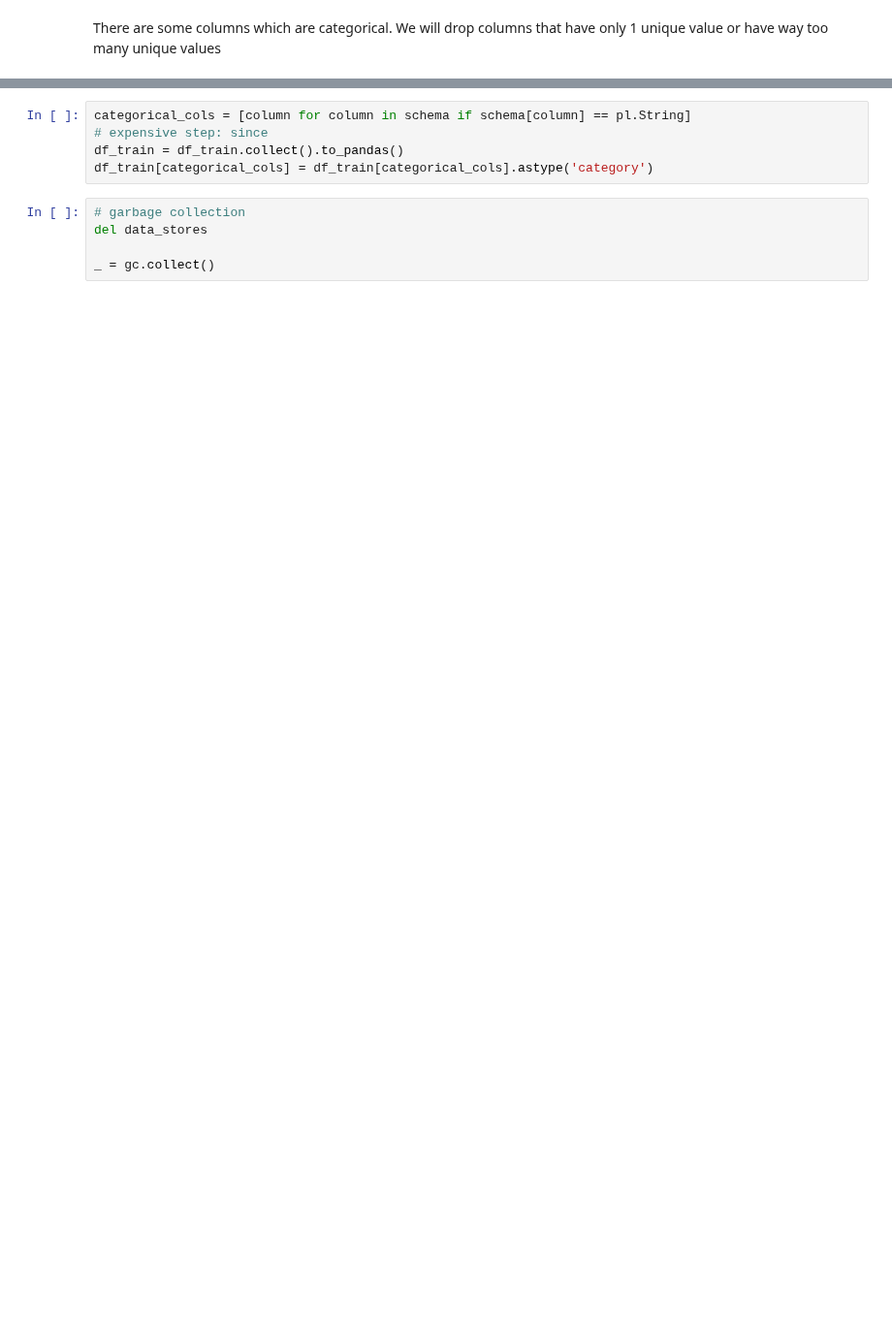
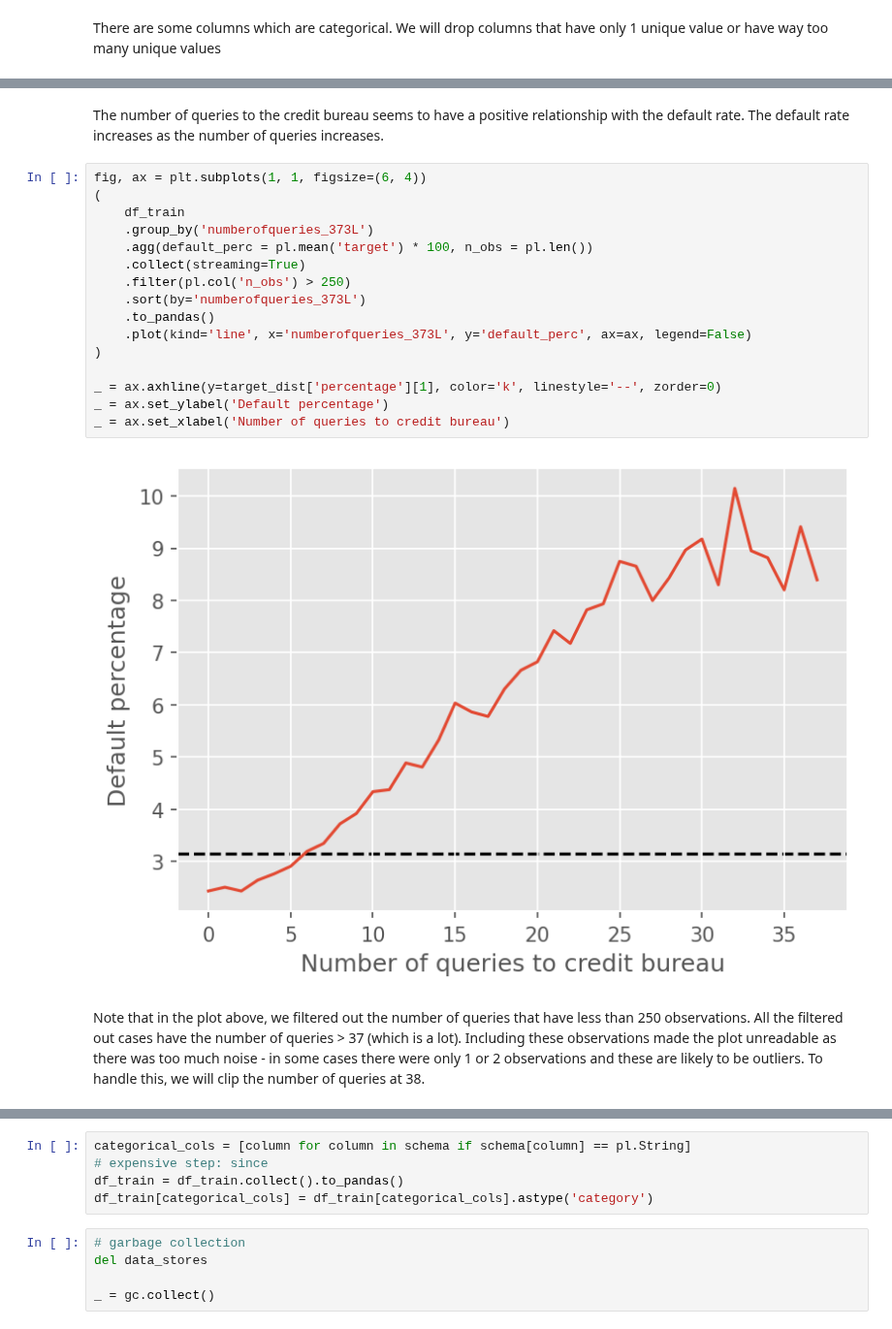
Before and after one commit to syerramilli/kaggle-notebooks, a Jupyter notebook: home-credit-baseline-polars-lightgbm.ipynb, the cells around one changed output, grey strips where cells are left out. Shown at 97% size. Saved outputs shown, nothing was run; the diff lists cells and outputs as text; blank space fills up the shorter version.

```diff
--- a/home-credit-baseline-polars-lightgbm.ipynb
+++ b/home-credit-baseline-polars-lightgbm.ipynb
@@ -217,0 +267,22 @@ Number of columns after dropping: 152
+# %% [markdown]
+The number of queries to the credit bureau seems to have a positive relationship with the default rate. The default rate increases as the number of queries increases.
+# %%
+fig, ax = plt.subplots(1, 1, figsize=(6, 4))
+(
+    df_train
+    .group_by('numberofqueries_373L')
+    .agg(default_perc = pl.mean('target') * 100, n_obs = pl.len())
+    .collect(streaming=True)
+    .filter(pl.col('n_obs') > 250)
+    .sort(by='numberofqueries_373L')
+    .to_pandas()
+    .plot(kind='line', x='numberofqueries_373L', y='default_perc', ax=ax, legend=False)
+)
+
+_ = ax.axhline(y=target_dist['percentage'][1], color='k', linestyle='--', zorder=0)
+_ = ax.set_ylabel('Default percentage')
+_ = ax.set_xlabel('Number of queries to credit bureau')
+# %% [output]
+[figure, added]
+# %% [markdown]
+Note that in the plot above, we filtered out the number of queries that have less than 250 observations. All the filtered out cases have the number of queries > 37 (which is a lot).  Including these observations made the plot unreadable as there was too much noise - in some cases there were only 1 or 2 observations and these are likely to be outliers. To handle this, we will clip the number of queries at 38.
```
Also changed, not shown: parts of 15 cells of this notebook.
